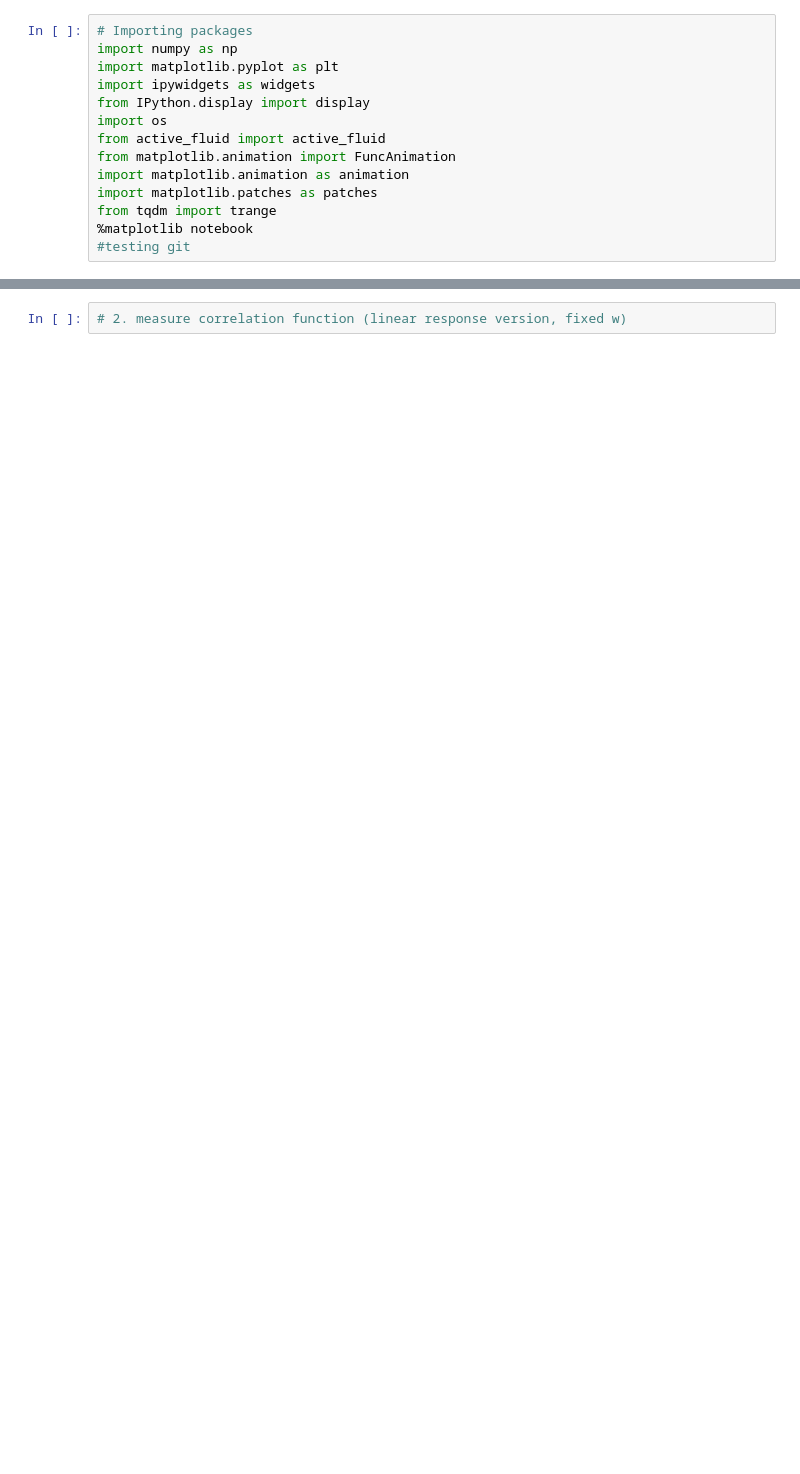
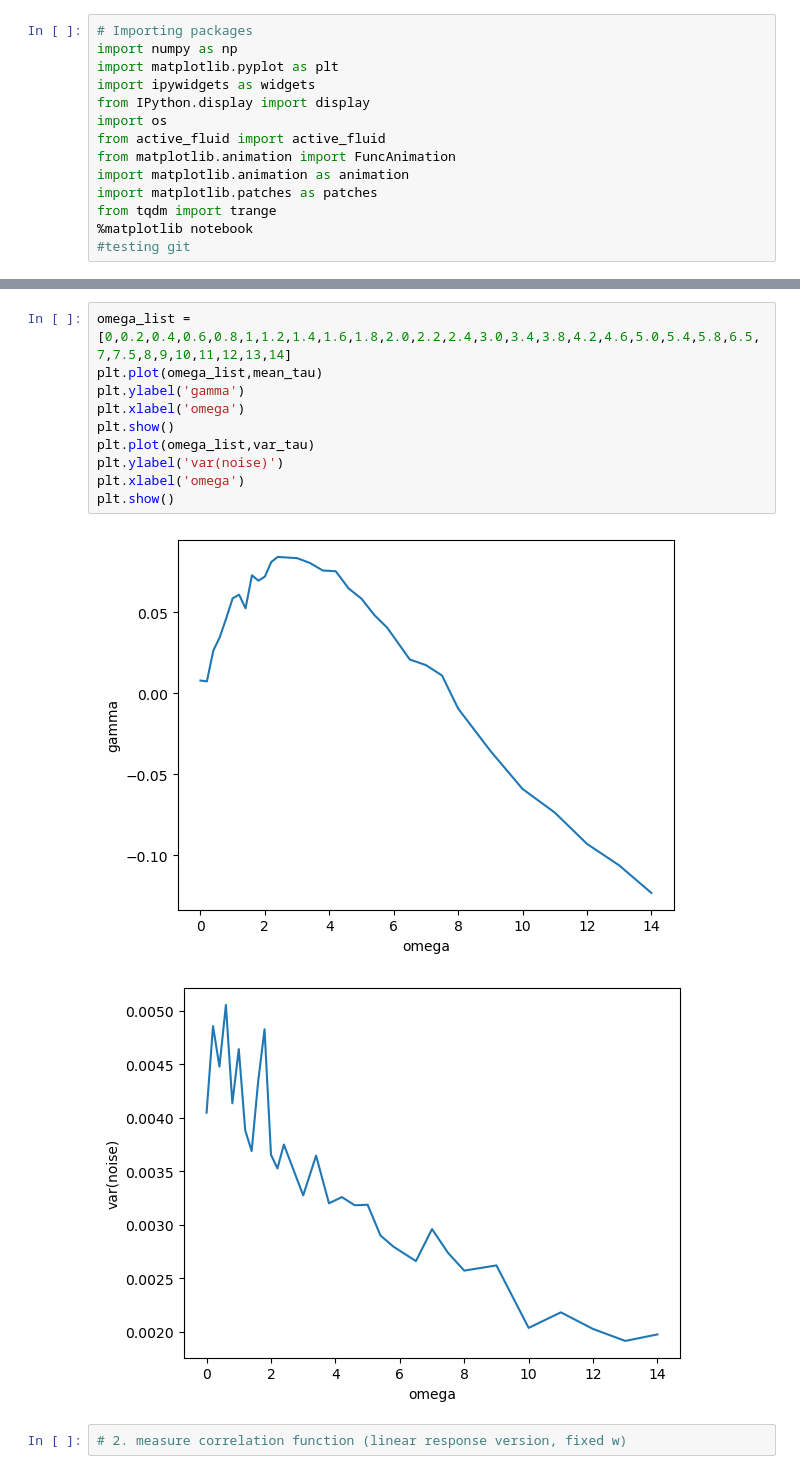
Before and after one commit to statphysnu/active_rotation, a Jupyter notebook: fluid_lab.ipynb, the cells around one changed output, grey strips where cells are left out. Drawn from its saved outputs; the diff is of its cells as text; blank space fills up the shorter version.

```diff
--- a/fluid_lab.ipynb
+++ b/fluid_lab.ipynb
@@ -97,2 +205,15 @@ model initialized
+# %%
+omega_list = [0,0.2,0.4,0.6,0.8,1,1.2,1.4,1.6,1.8,2.0,2.2,2.4,3.0,3.4,3.8,4.2,4.6,5.0,5.4,5.8,6.5,7,7.5,8,9,10,11,12,13,14]
+plt.plot(omega_list,mean_tau)
+plt.ylabel('gamma')
+plt.xlabel('omega')
+plt.show()
+plt.plot(omega_list,var_tau)
+plt.ylabel('var(noise)')
+plt.xlabel('omega')
+plt.show()
+# %% [output]
+[figure, added]
+[figure, added]
 # %%
 # 2. measure correlation function (linear response version, fixed w)
```
Also changed, not shown: parts of 3 cells of this notebook.
